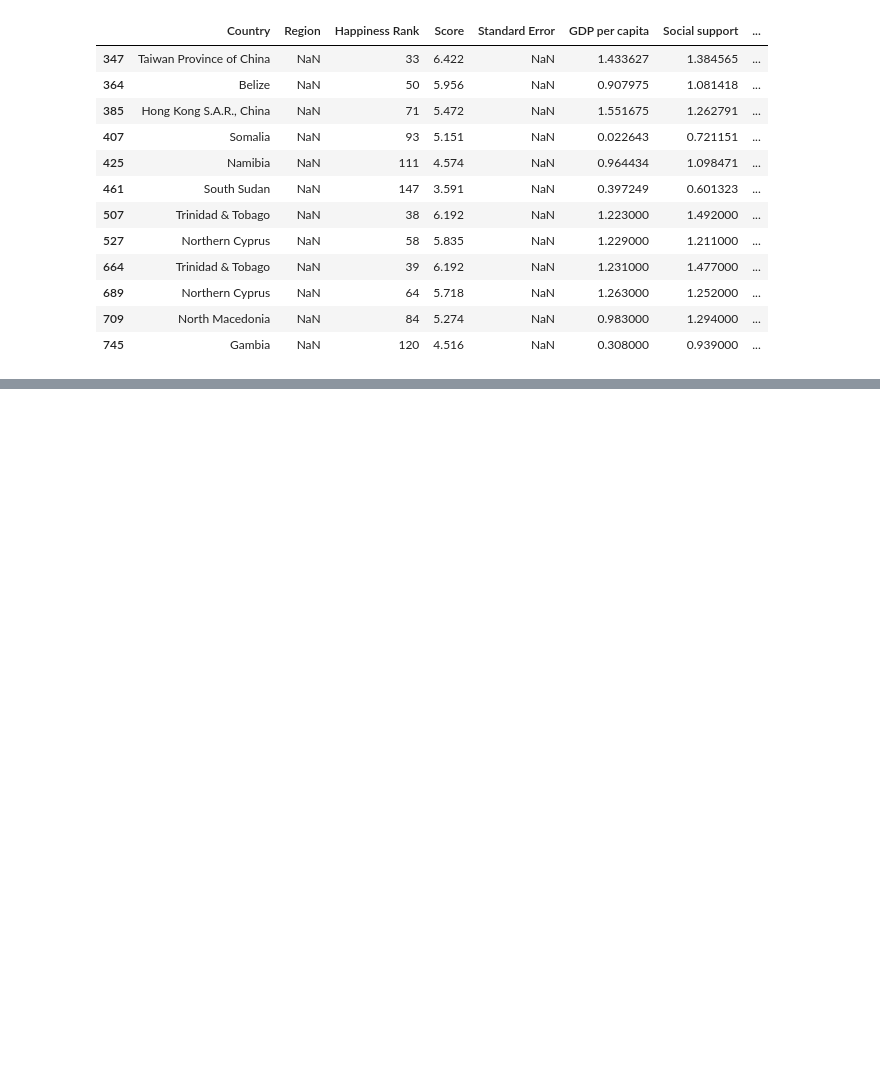
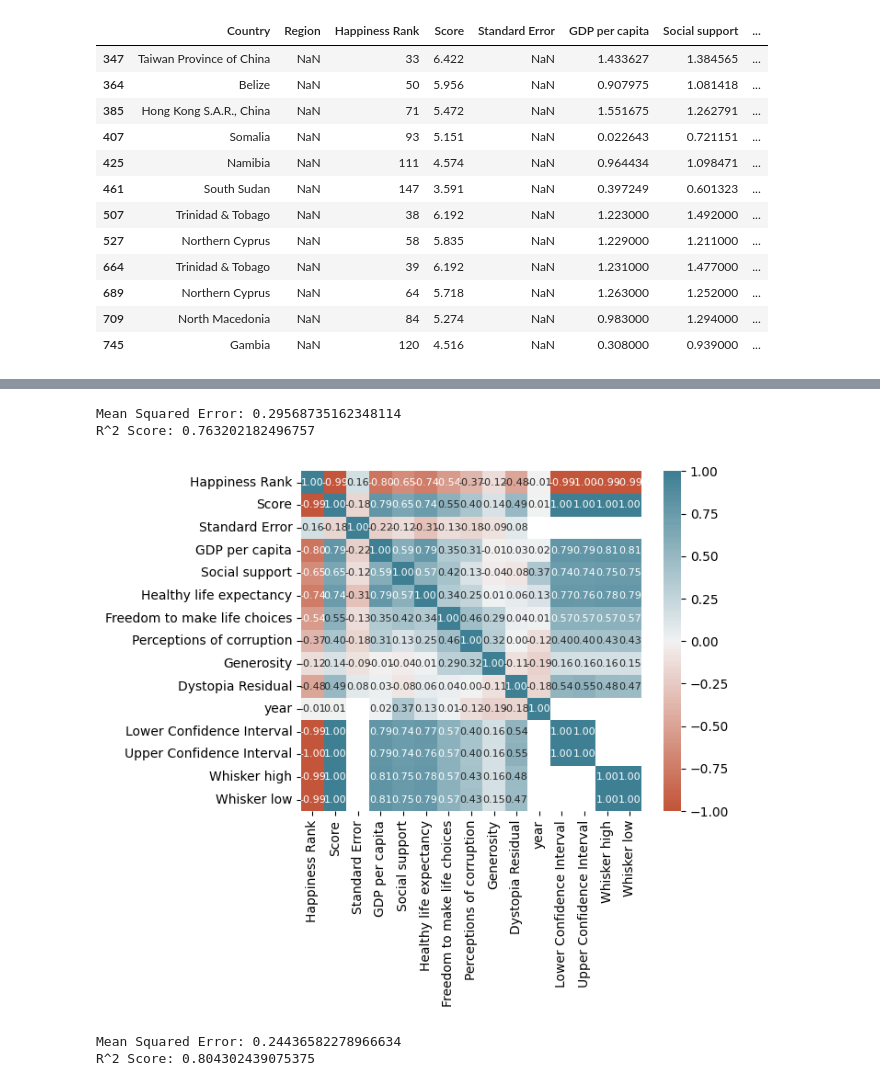
Before and after one commit to caroldvarela/workshop-03, a Jupyter notebook: notebooks/001_EDA.ipynb, the cells around one changed output, grey strips where cells are left out. Saved outputs shown, nothing was run; the diff lists cells and outputs as text; code cells hidden in the pictures; blank space fills up the shorter version.

```diff
--- a/notebooks/001_EDA.ipynb
+++ b/notebooks/001_EDA.ipynb
@@ -260,0 +285,66 @@ df[df['Region'].isna()]
+# %%
+df = df.dropna(subset=['Perceptions of corruption'])
+# %%
+features = df[['GDP per capita', 'Social support', 'Healthy life expectancy', 'Freedom to make life choices', 'Generosity', 'Perceptions of corruption', 'year']]
+target = df['Score']
+
+X_train, X_test, y_train, y_test = train_test_split(features, target, test_size=0.3, random_state=42)
+
+model = LinearRegression()
+
+model.fit(X_train, y_train)
+
+y_pred = model.predict(X_test)
+
+mse = mean_squared_error(y_test, y_pred)
+r2 = r2_score(y_test, y_pred)
+
+print(f'Mean Squared Error: {mse}')
+print(f'R^2 Score: {r2}')
+# %% [output]
+Mean Squared Error: 0.29568735162348114
+R^2 Score: 0.763202182496757
+# %%
+correlation= df.select_dtypes(include=[float, int]).corr()
+
+ax = sns.heatmap(
+    correlation,
+    vmin=-1, vmax=1, center=0,
+    cmap=sns.diverging_palette(20, 220, n=200),
+    square=True,
+    annot=True,
+    fmt='.2f',
+    annot_kws={"size": 8}
+)
+# %% [output]
+[figure, added]
+# %%
+from sklearn.ensemble import RandomForestRegressor
+from sklearn.model_selection import GridSearchCV
+from sklearn.preprocessing import StandardScaler
+
+scaler = StandardScaler()
+X_train_scaled = scaler.fit_transform(X_train)
+X_test_scaled = scaler.transform(X_test)
+
+model = RandomForestRegressor()
+
+param_grid = {
+    'n_estimators': [50, 100],
+    'max_depth': [None, 10, 20],
+}
+grid_search = GridSearchCV(model, param_grid, cv=5)
+grid_search.fit(X_train_scaled, y_train)
+
+best_model = grid_search.best_estimator_
+y_pred = best_model.predict(X_test_scaled)
+
+
+mse = mean_squared_error(y_test, y_pred)
+r2 = r2_score(y_test, y_pred)
+
+print(f'Mean Squared Error: {mse}')
+print(f'R^2 Score: {r2}')
+# %% [output]
+Mean Squared Error: 0.24436582278966634
+R^2 Score: 0.804302439075375
```
Also changed, not shown: parts of 8 cells of this notebook.
